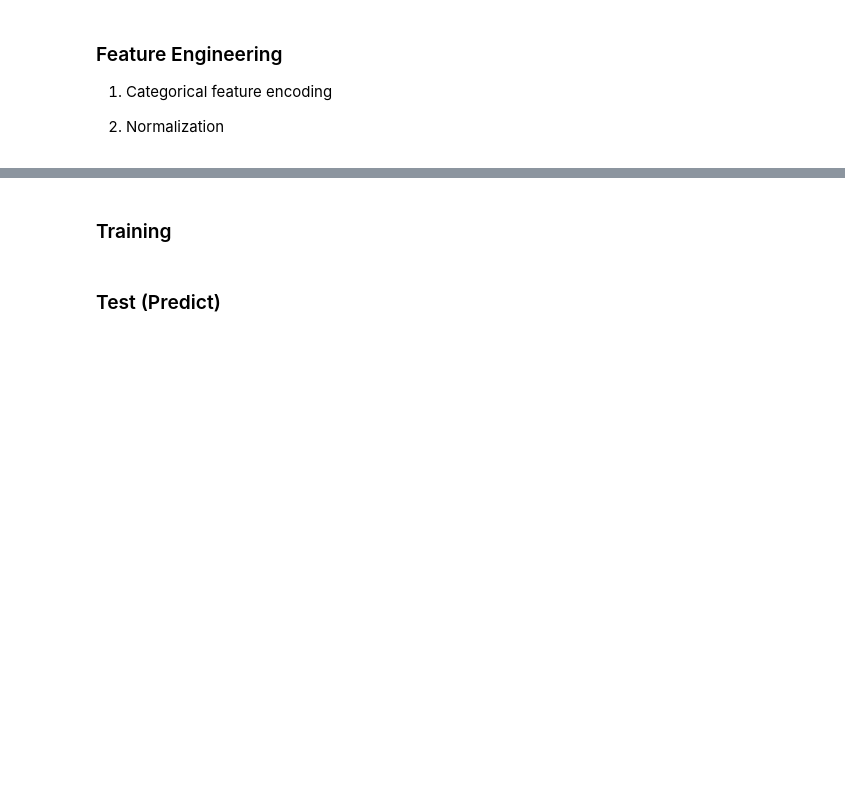
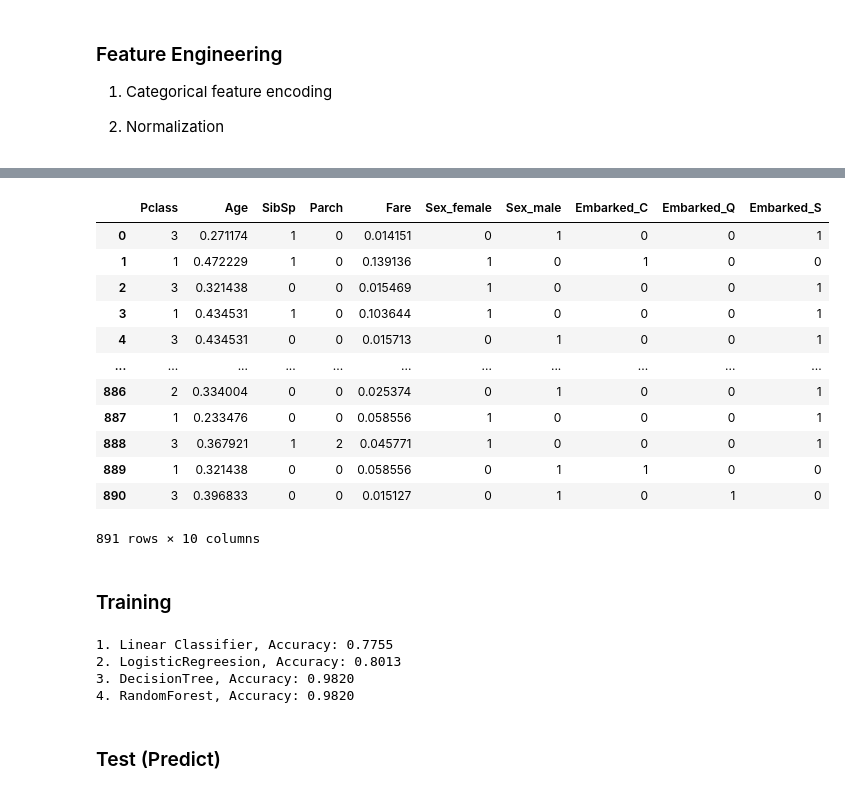
Before and after one commit to LEEHM97/machine-learning-exercises, a Jupyter notebook: 2.타이타닉 생존자 예측/타이타닉 생존자 예측.ipynb, the cells around one changed output, grey strips where cells are left out. Saved outputs shown, nothing was run; the diff lists cells and outputs as text; code cells hidden in the pictures; blank space fills up the shorter version.

```diff
--- a/2.타이타닉 생존자 예측/타이타닉 생존자 예측.ipynb
+++ b/2.타이타닉 생존자 예측/타이타닉 생존자 예측.ipynb
@@ -44,2 +189,32 @@ drive.mount('/content/drive')
+# %%
+# Normalization --> Min-Max scaling
+
+X = train_OHE.drop(columns='Survived') #input matrix
+y = train_OHE.Survived                 # target vector
+
+from sklearn.preprocessing import MinMaxScaler
+
+scaler = MinMaxScaler()
+# X_scaled = scaler.fit_transform(X)
+
+# 두개의 컬럼만 스케일링 할 때
+temp = scaler.fit_transform(X.loc[:, ['Age','Fare']])
+X['Age'] = temp[:, 0]
+X['Fare'] = temp[:, 1]
+X
+# %% [output]
+|  | Pclass | Age | SibSp | Parch | Fare | Sex_female | Sex_male | Embarked_C | Embarked_Q | Embarked_S |
+| 0 | 3 | 0.271174 | 1 | 0 | 0.014151 | 0 | 1 | 0 | 0 | 1 |
+| 1 | 1 | 0.472229 | 1 | 0 | 0.139136 | 1 | 0 | 1 | 0 | 0 |
+| 2 | 3 | 0.321438 | 0 | 0 | 0.015469 | 1 | 0 | 0 | 0 | 1 |
+| 3 | 1 | 0.434531 | 1 | 0 | 0.103644 | 1 | 0 | 0 | 0 | 1 |
+| 4 | 3 | 0.434531 | 0 | 0 | 0.015713 | 0 | 1 | 0 | 0 | 1 |
+| ... | ... | ... | ... | ... | ... | ... | ... | ... | ... | ... |
+| 886 | 2 | 0.334004 | 0 | 0 | 0.025374 | 0 | 1 | 0 | 0 | 1 |
+| 887 | 1 | 0.233476 | 0 | 0 | 0.058556 | 1 | 0 | 0 | 0 | 1 |
+| 888 | 3 | 0.367921 | 1 | 2 | 0.045771 | 1 | 0 | 0 | 0 | 1 |
+| 889 | 1 | 0.321438 | 0 | 0 | 0.058556 | 0 | 1 | 1 | 0 | 0 |
+| 890 | 3 | 0.396833 | 0 | 0 | 0.015127 | 0 | 1 | 0 | 1 | 0 |
+891 rows × 10 columns
 # %% [markdown]
 ### Training
@@ -48,3 +250,13 @@ drive.mount('/content/drive')
+# %%
+print("1. Linear Classifier, Accuracy: %.4f " % accuracy_score(y, pred))
+print("2. LogisticRegreesion, Accuracy: %.4f " % accuracy_score(y, pred2))
+print("3. DecisionTree, Accuracy: %.4f " % accuracy_score(y, pred3))
+print("4. RandomForest, Accuracy: %.4f " % accuracy_score(y, pred4))
+# %% [output]
+1. Linear Classifier, Accuracy: 0.7755
+2. LogisticRegreesion, Accuracy: 0.8013
+3. DecisionTree, Accuracy: 0.9820
+4. RandomForest, Accuracy: 0.9820
 # %% [markdown]
 ### Test (Predict)
 # %%
```
Also changed, not shown: parts of 30 cells of this notebook.
